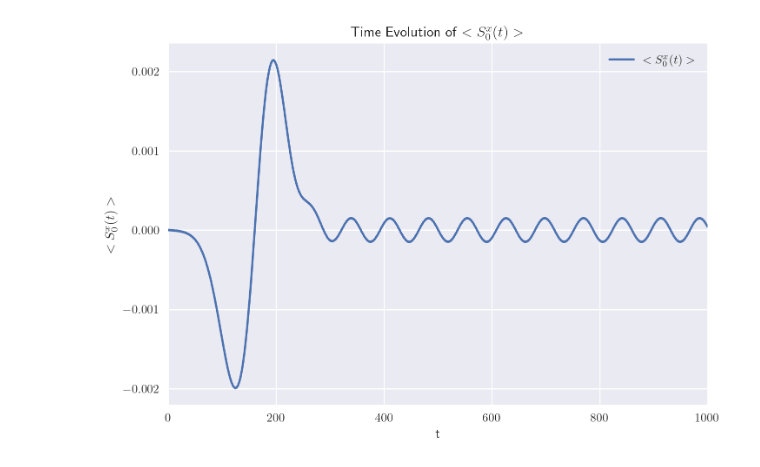
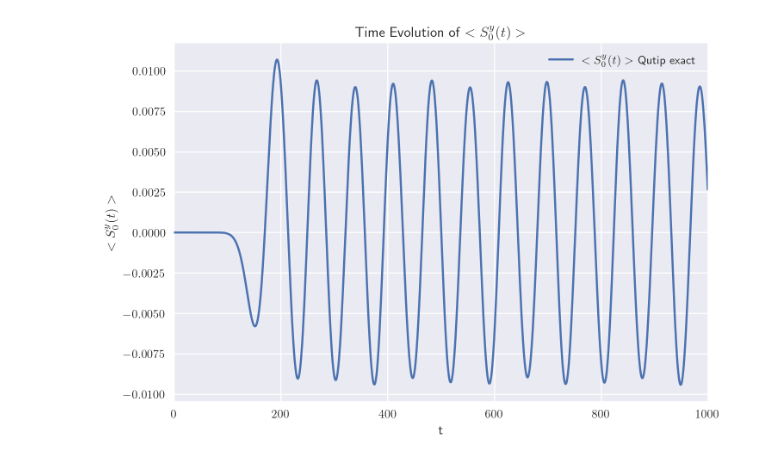
Before and after one commit to victor11235/RBM-quantum-state, a Jupyter notebook: efficient dynamics/linear_response.ipynb, the cells around one changed output. Saved outputs shown, nothing was run; the diff lists cells and outputs as text; code cells hidden in the pictures.

```diff
--- a/efficient dynamics/linear_response.ipynb
+++ b/efficient dynamics/linear_response.ipynb
@@ -56,6 +56,14 @@ import matplotlib
 matplotlib.rcParams["figure.dpi"] = 200
 plt.rcParams['text.usetex'] = True
 # %%
+# we set the time domain for all cases here, make sure num_points is an integer for consistency
+t_end = 1000
+t_step = 0.01
+
+num_points = int((t_end/t_step)+1)
+times = np.linspace(0,t_end,num_points)
+
+
 def CSHam(N, B, Ak):
     # Make graph with of length N with no periodic boundary conditions
     g = nk.graph.Hypercube(length=N, n_dim=1, pbc=False)
@@ -170,11 +178,16 @@ def S0_m(N):
 
     return S0_m[0]
 
+std = 20
+t0 = 160
+A_p = 3
+
 def H1_coeff(t, args):
-    return 0.05 * np.exp(-0.5*(t / 40 - 4)**2)
+    return A_p * (1/(std * np.sqrt(2*np.pi))) * np.exp(-0.5*(t - 160)**2/(std**2))
 
+# for linear response
 def H1_coeff_(t):
-    return 0.05 * np.exp(-0.5*(t / 40 - 4)**2)
+    return A_p * (1/(std * np.sqrt(2*np.pi))) * np.exp(-0.5*(t - 160)**2/(std**2))
 # %%
 N=6
 B=0.95
@@ -205,26 +218,28 @@ for i in range(2**N-5):
     a.append([0])
 psi0 = np.array(a, dtype = 'complex128')/ np.linalg.norm(a)
 
-times = np.linspace(0,1000,50000)
+# as a demonstration of how Qutip would work
+
 
 
 #Make initial State
 psi0 = Qobj(transfer(psi0,v,e,N))
 H0 = hamiltonian(N, B, Ak)
-H1 = -sy_list[0]
+H1 = sx_list[0]
 obver_p = [S0_p(N)]
 H = [H0,[H1, H1_coeff]]
 
-results = evolve(H,psi0,obver_x,times)
+results_qutip = evolve(H,psi0,obver_y,times)
+times_qutip = times
 # %%
 #qutip exact result with ground state as initial state
-plt.plot(times, np.real(results), label = r'$<S_{0}^{x}(t)>$')
+plt.plot(times_qutip, np.real(results_qutip), label = r'$<S_{0}^{y}(t)>$ Qutip exact')
 
-plt.title(r'Time Evolution of $<S_{0}^{x}(t)>$')
-plt.ylabel(r'$<S_{0}^{x}(t)>$')
+plt.title(r'Time Evolution of $<S_{0}^{y}(t)>$')
+plt.ylabel(r'$<S_{0}^{y}(t)>$')
 plt.xlabel("t")
 plt.xlim(0,1000)
 plt.legend()
 plt.show()
 # %% [output]
-[figure, old version]
+[figure, new version]
```
Also changed, not shown: parts of 14 cells of this notebook.
